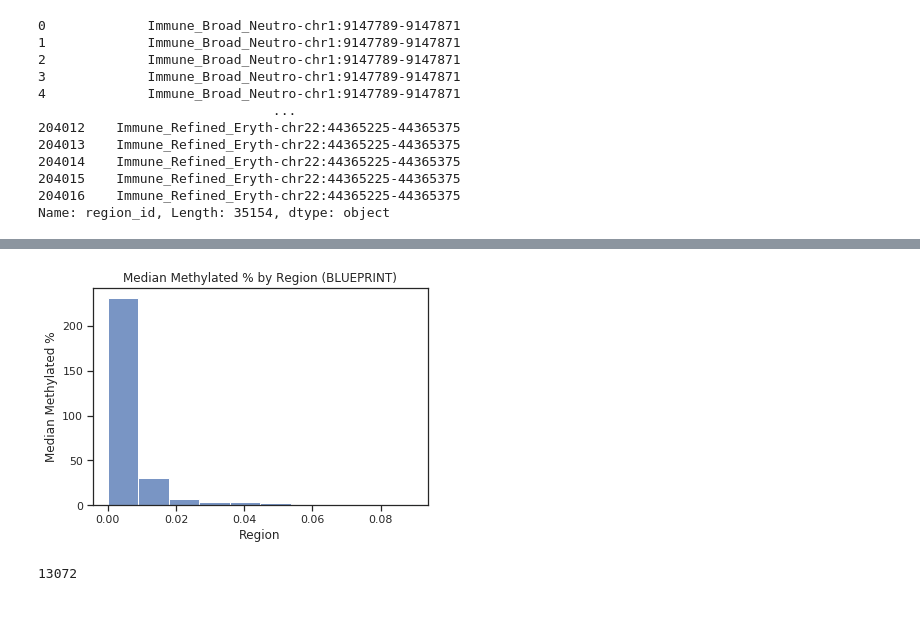
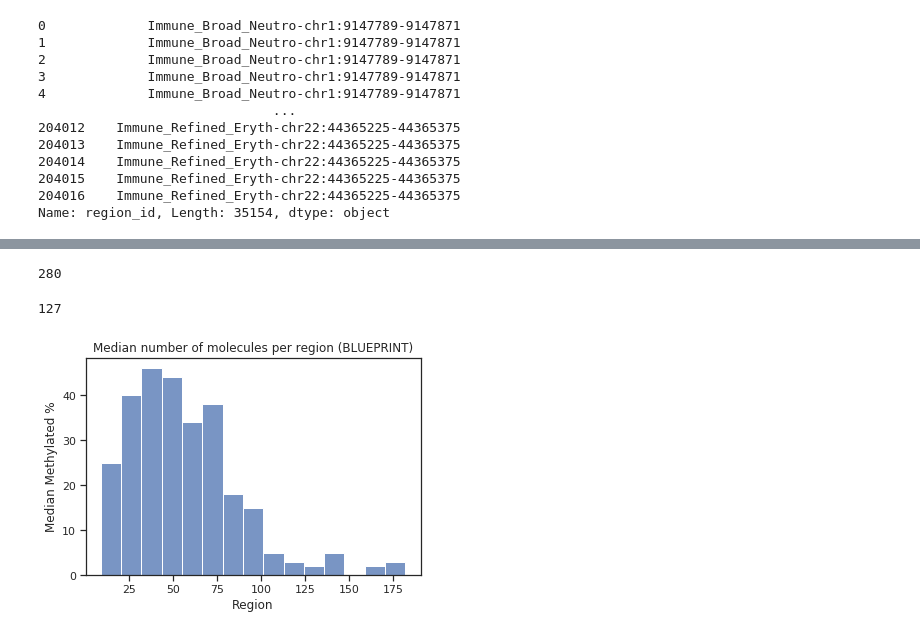
Before and after one commit to gh-msun/gh-msun, a Jupyter notebook: projects/2023_06_26_SRT_deconvolution_MS/notebooks/04_exploratory_pca_blueprint.ipynb, the cells around one changed output, grey strips where cells are left out. Drawn from its saved outputs; the diff is of its cells as text; code cells hidden in the pictures.

```diff
--- a/projects/2023_06_26_SRT_deconvolution_MS/notebooks/04_exploratory_pca_blueprint.ipynb
+++ b/projects/2023_06_26_SRT_deconvolution_MS/notebooks/04_exploratory_pca_blueprint.ipynb
@@ -20,6 +20,8 @@ def create_pc_dict(num):
 
 def difference(listA, listB):
     return list(set(listA).difference(set(listB)))
+# %%
+sns.set_context('talk')
 # %% [markdown]
 ## Data preprocessing
 # %%
@@ -239,17 +257,21 @@ Name: region_id, Length: 35154, dtype: object
+# %%
+len(data.region_id.unique())
+# %% [output]
+280
+# %%
+len(data.sample_id.unique())
+# %% [output]
+127
 # %%
-grouped = data.groupby('region_id')['frac_alpha_leq_25pct'] \
+grouped = data.groupby('region_id')['number_molecules'] \
             .median() \
             .sort_values(ascending=False) \
             .reset_index()
 
-sns.histplot(data=grouped, x='frac_alpha_leq_25pct')
-plt.title('Median Methylated % by Region (BLUEPRINT)')
+sns.histplot(data=grouped, x='number_molecules')
+plt.title('Median number of molecules per region (BLUEPRINT)')
 plt.xlabel('Region')
 plt.ylabel('Median Methylated %')
 plt.show()
 # %% [output]
-[figure, old version]
+[figure, new version]
-# %%
-sum(data['frac_alpha_leq_25pct'] > 0)
-# %% [output]
-13072
```
Also changed, not shown: parts of 17 cells of this notebook, 3 other files.
